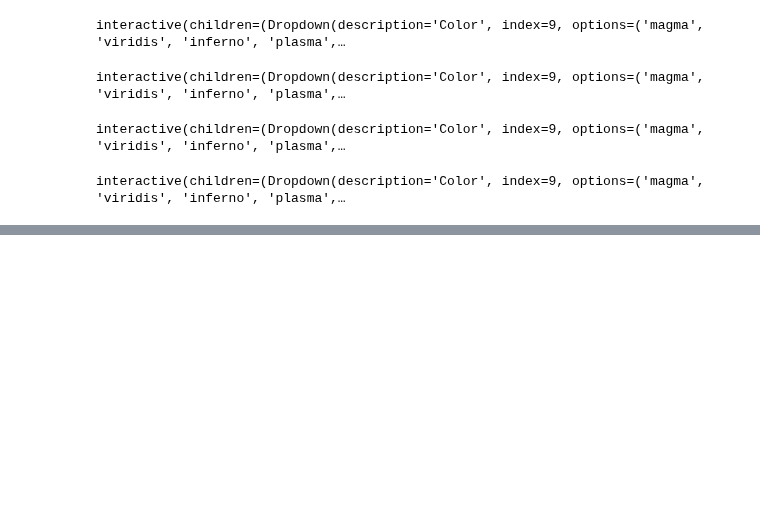
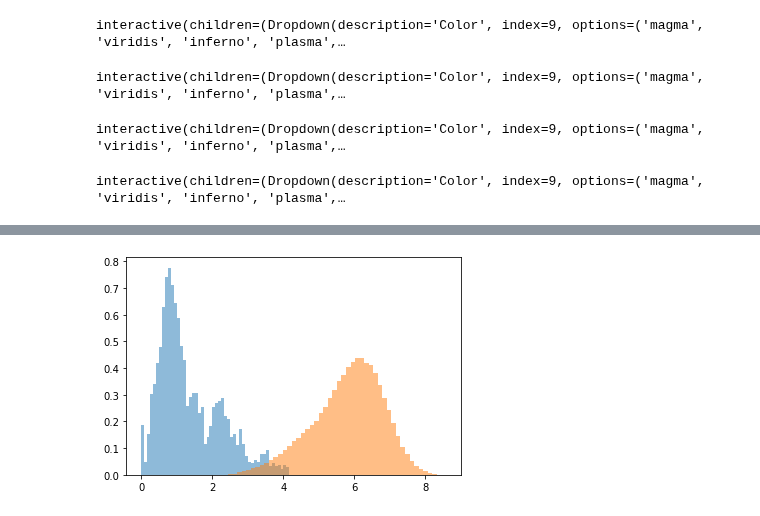
Before and after one commit to michaelrstadler/rpb1, a Jupyter notebook: bin/notebooks/20220429-real-data-siamese-3.ipynb, the cells around one changed output, grey strips where cells are left out. Drawn from its saved outputs; the diff is of its cells as text; code cells hidden in the pictures; blank space fills up the shorter version.

```diff
--- a/bin/notebooks/20220429-real-data-siamese-3.ipynb
+++ b/bin/notebooks/20220429-real-data-siamese-3.ipynb
@@ -244,0 +311,7 @@ fm.save_pickle(k3, '/Users/michaelstadler/Bioinformatics/Projects/rpb1/PSFs/psf_
+# %%
+em_w, files_w = fm.load_pickle('/Users/michaelstadler/Bioinformatics/Projects/rpb1/results/embeddings-zld-wt-early13_mix_real_sim_3_34layer.pkl')
+em_s, files_s = fm.load_pickle('/Users/michaelstadler/Bioinformatics/Projects/rpb1/results/embeddings-zld-matchsims-202200503-realkernel-stretch2.0_bGdxAfAR_mix_real_sim_3_34layer.pkl')
+plt.hist(d_pairwise_all(em_w, em_w), bins=50, alpha=0.5, density=True);
+plt.hist(d_pairwise_all(em_w, em_s), bins=50, alpha=0.5, density=True);
+# %% [output]
+[figure, added]
```
Also changed, not shown: parts of 39 cells of this notebook, 4 other files.
